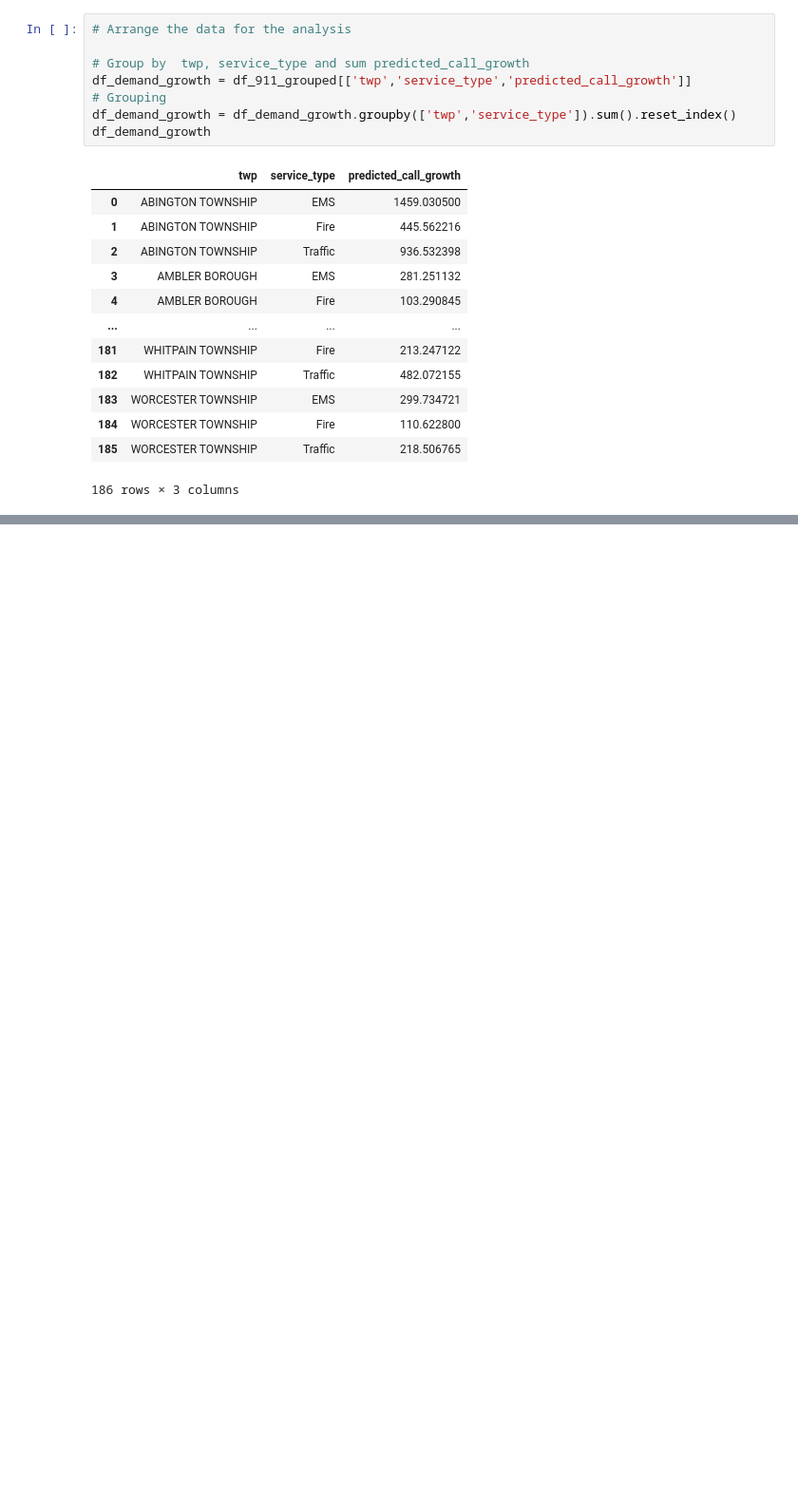
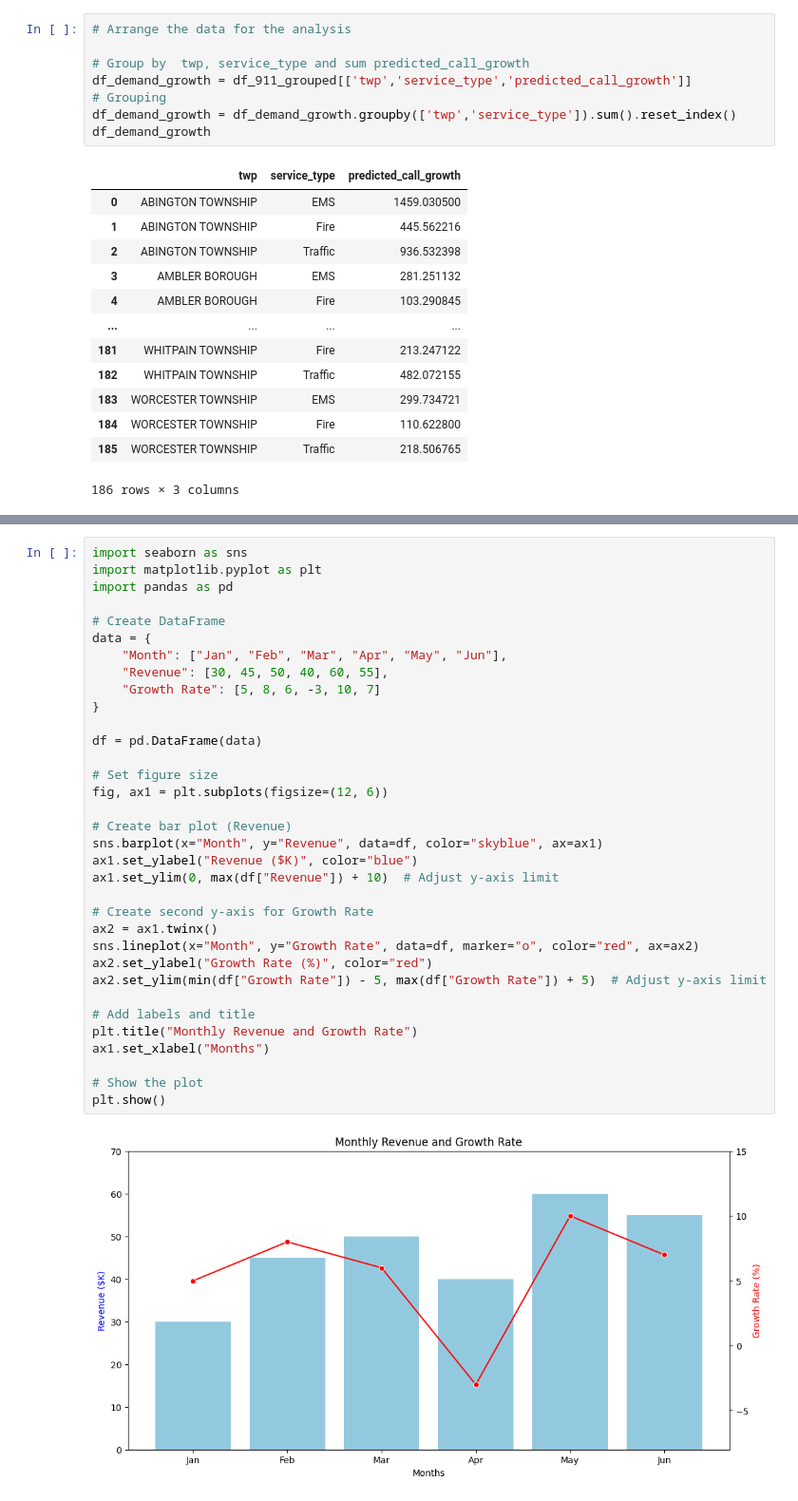
Before and after one commit to thomaspurk/ml-demo-911, a Jupyter notebook: analysis/analysis-example-mcpa-911.ipynb, the cells around one changed output, grey strips where cells are left out. Shown: that part at 95% size. Saved outputs shown, nothing was run; the diff lists cells and outputs as text; blank space fills up the shorter version.

```diff
--- a/analysis/analysis-example-mcpa-911.ipynb
+++ b/analysis/analysis-example-mcpa-911.ipynb
@@ -215,0 +301,36 @@ sum(allocated_vehicles)
+# %%
+import seaborn as sns
+import matplotlib.pyplot as plt
+import pandas as pd
+
+# Create DataFrame
+data = {
+    "Month": ["Jan", "Feb", "Mar", "Apr", "May", "Jun"],
+    "Revenue": [30, 45, 50, 40, 60, 55],
+    "Growth Rate": [5, 8, 6, -3, 10, 7]
+}
+
+df = pd.DataFrame(data)
+
+# Set figure size
+fig, ax1 = plt.subplots(figsize=(12, 6))
+
+# Create bar plot (Revenue)
+sns.barplot(x="Month", y="Revenue", data=df, color="skyblue", ax=ax1)
+ax1.set_ylabel("Revenue ($K)", color="blue")
+ax1.set_ylim(0, max(df["Revenue"]) + 10)  # Adjust y-axis limit
+
+# Create second y-axis for Growth Rate
+ax2 = ax1.twinx()
+sns.lineplot(x="Month", y="Growth Rate", data=df, marker="o", color="red", ax=ax2)
+ax2.set_ylabel("Growth Rate (%)", color="red")
+ax2.set_ylim(min(df["Growth Rate"]) - 5, max(df["Growth Rate"]) + 5)  # Adjust y-axis limit
+
+# Add labels and title
+plt.title("Monthly Revenue and Growth Rate")
+ax1.set_xlabel("Months")
+
+# Show the plot
+plt.show()
+# %% [output]
+[figure, added]
```
Also changed, not shown: parts of 5 cells of this notebook.
